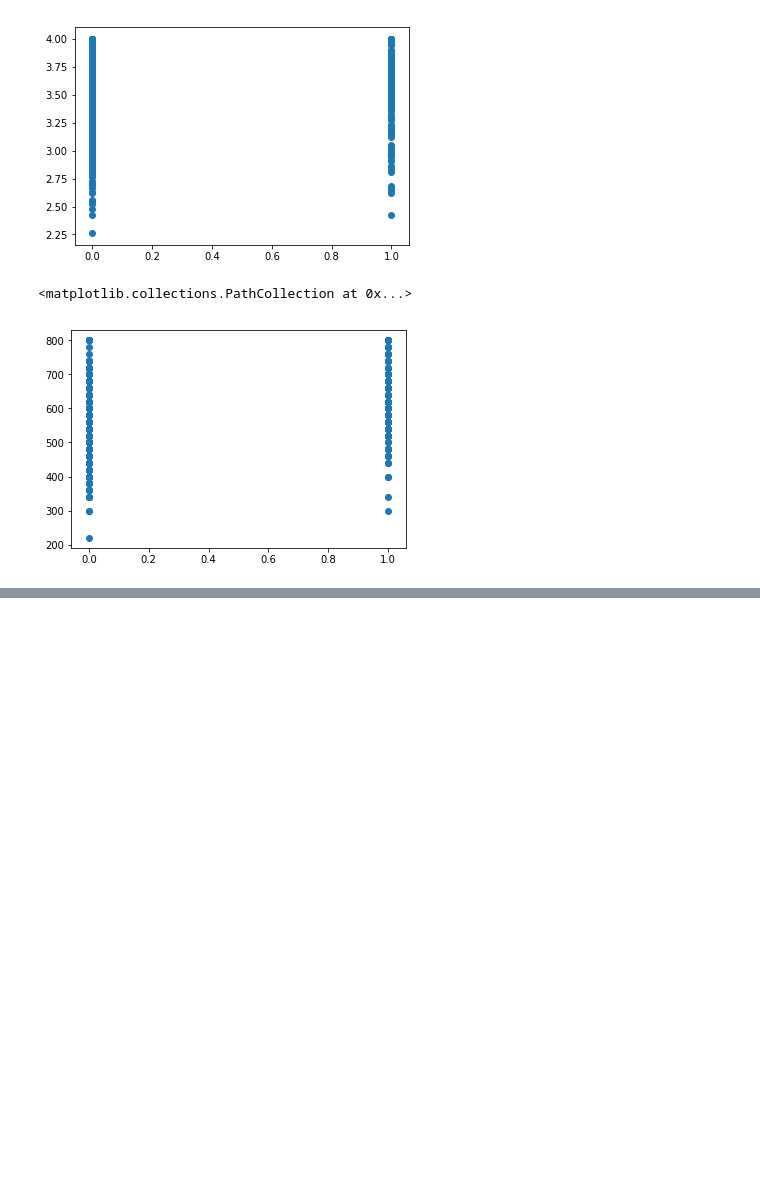
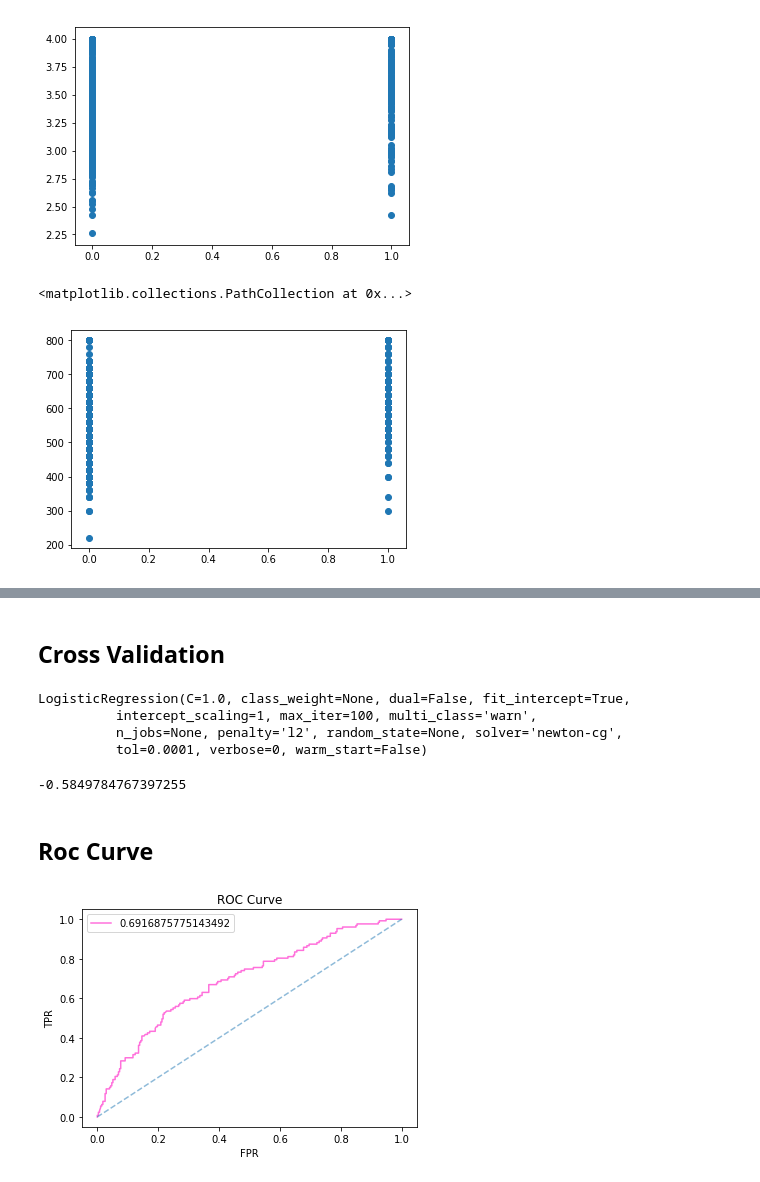
Before and after one commit to jleger9955/grad-school-project, a Jupyter notebook: grad-school.ipynb, the cells around one changed output, grey strips where cells are left out. Saved outputs shown, nothing was run; the diff lists cells and outputs as text; code cells hidden in the pictures; blank space fills up the shorter version.

```diff
--- a/grad-school.ipynb
+++ b/grad-school.ipynb
@@ -89,0 +117,34 @@ log_loss(y,p_hat)
+# %% [markdown]
+## Cross Validation
+# %%
+#params = {'solver': ['newton-cg', 'lbfgs', 'liblinear', 'sag', 'saga'], 'penalty' : ['l1','l2']}
+# Solver newton-cg/lbfgs/liblinear/sag support only l2 penalties, got l1 penalty.
+score = make_scorer(log_loss, greater_is_better=False, needs_proba=True)
+params = {'solver': ['newton-cg', 'lbfgs', 'liblinear', 'sag', 'saga']}
+gs = GridSearchCV(LogisticRegression(), param_grid=params,scoring=score, cv=10, n_jobs=4).fit(X, y)
+gs.best_estimator_
+# %% [output]
+LogisticRegression(C=1.0, class_weight=None, dual=False, fit_intercept=True,
+          intercept_scaling=1, max_iter=100, multi_class='warn',
+          n_jobs=None, penalty='l2', random_state=None, solver='newton-cg',
+          tol=0.0001, verbose=0, warm_start=False)
+# %%
+gs.best_score_
+# why is this negative?
+# %% [output]
+-0.5849784767397255
+# %% [markdown]
+## Roc Curve
+# %%
+fpr, tpr, thr = roc_curve(y, p_hat)
+auc = roc_auc_score(y, p_hat)
+# %%
+plt.plot(fpr, tpr, label=auc, color='#ff33cc', alpha=0.7)
+plt.plot(np.linspace(0,1), np.linspace(0,1), linestyle='--', alpha=0.5)
+plt.title('ROC Curve')
+plt.xlabel('FPR')
+plt.ylabel('TPR')
+plt.legend()
+plt.show()
+# %% [output]
+[figure, added]
```
Also changed, not shown: parts of 12 cells of this notebook.
